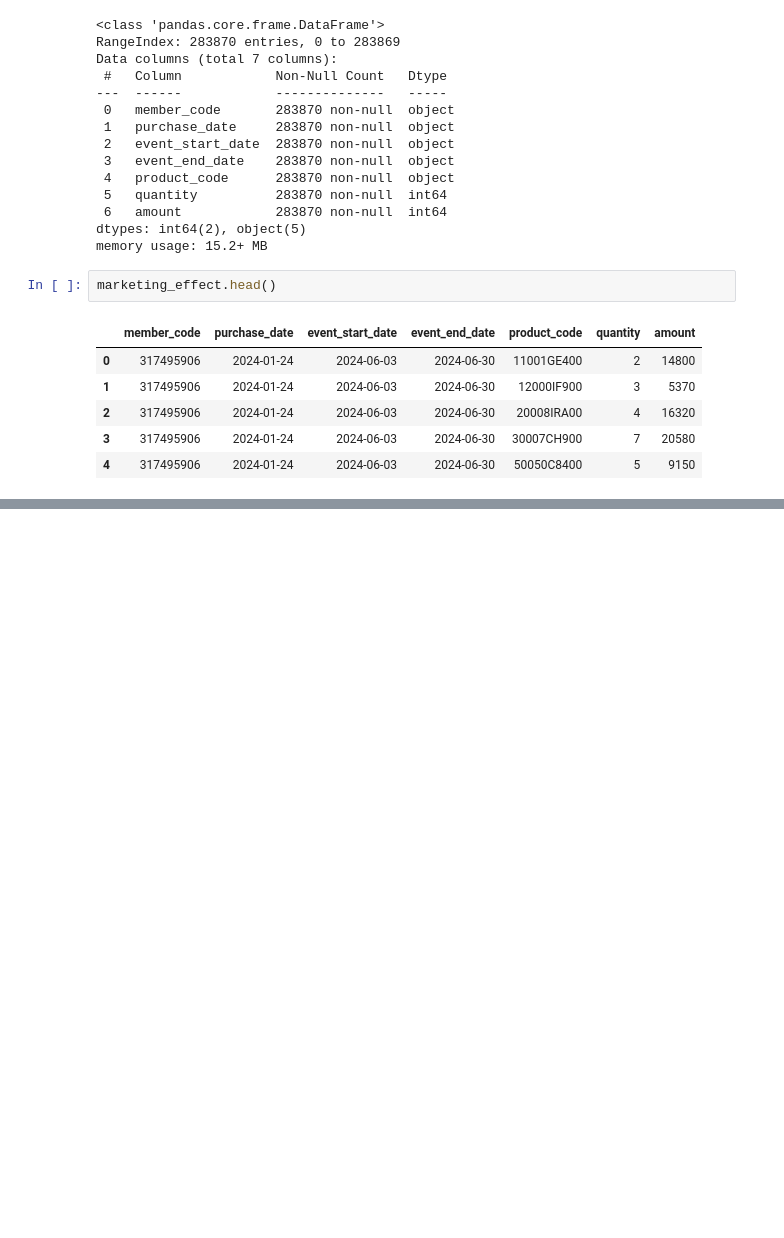
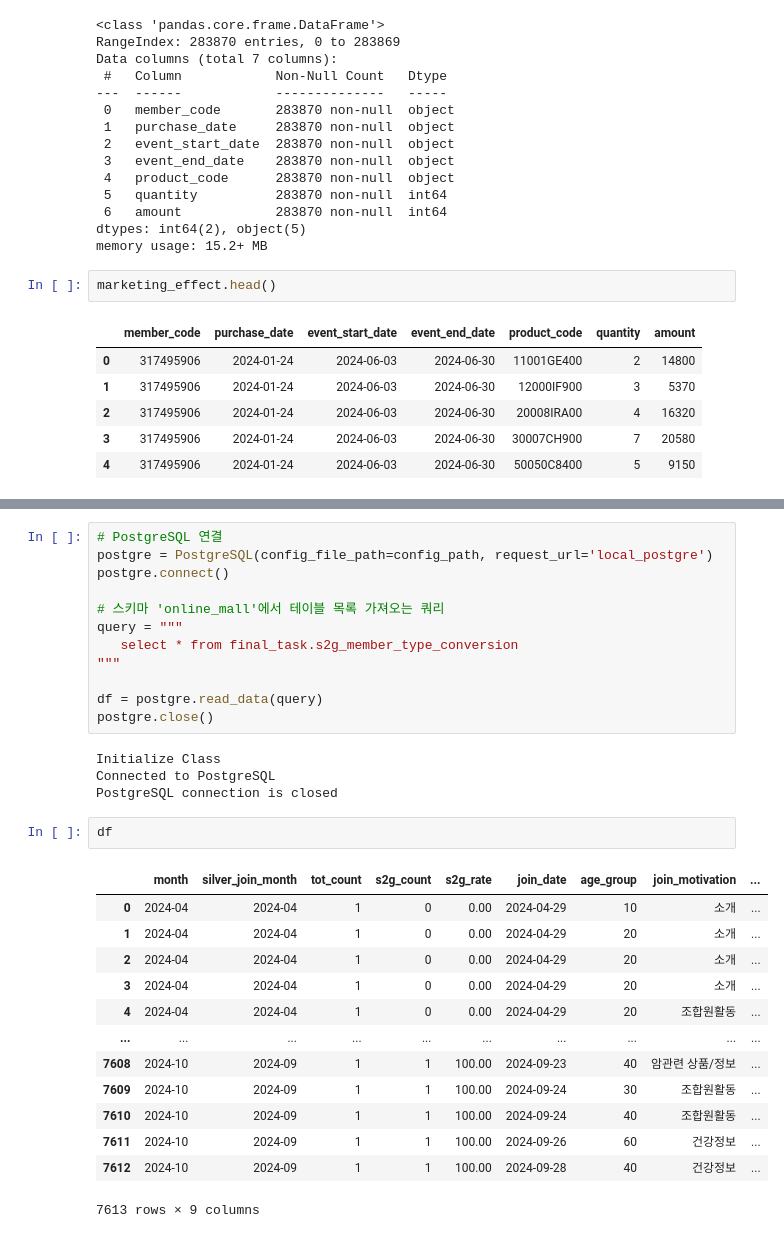
Before and after one commit to KIM-DKA/online_mall, a Jupyter notebook: notebooks/app_online_mall.ipynb, the cells around one changed output, grey strips where cells are left out. Saved outputs shown, nothing was run; the diff lists cells and outputs as text; blank space fills up the shorter version.

```diff
--- a/notebooks/app_online_mall.ipynb
+++ b/notebooks/app_online_mall.ipynb
@@ -907,0 +1050,32 @@ marketing_effect.head()
+# %%
+# PostgreSQL 연결
+postgre = PostgreSQL(config_file_path=config_path, request_url='local_postgre')
+postgre.connect()
+
+# 스키마 'online_mall'에서 테이블 목록 가져오는 쿼리
+query = """
+   select * from final_task.s2g_member_type_conversion
+"""
+
+df = postgre.read_data(query)
+postgre.close()
+# %% [output]
+Initialize Class
+Connected to PostgreSQL
+PostgreSQL connection is closed
+# %%
+df
+# %% [output]
+|  | month | silver_join_month | tot_count | s2g_count | s2g_rate | join_date | age_group | join_motivation | ... |
+| 0 | 2024-04 | 2024-04 | 1 | 0 | 0.00 | 2024-04-29 | 10 | 소개 | ... |
+| 1 | 2024-04 | 2024-04 | 1 | 0 | 0.00 | 2024-04-29 | 20 | 소개 | ... |
+| 2 | 2024-04 | 2024-04 | 1 | 0 | 0.00 | 2024-04-29 | 20 | 소개 | ... |
+| 3 | 2024-04 | 2024-04 | 1 | 0 | 0.00 | 2024-04-29 | 20 | 소개 | ... |
+| 4 | 2024-04 | 2024-04 | 1 | 0 | 0.00 | 2024-04-29 | 20 | 조합원활동 | ... |
+| ... | ... | ... | ... | ... | ... | ... | ... | ... | ... |
+| 7608 | 2024-10 | 2024-09 | 1 | 1 | 100.00 | 2024-09-23 | 40 | 암관련 상품/정보 | ... |
+| 7609 | 2024-10 | 2024-09 | 1 | 1 | 100.00 | 2024-09-24 | 30 | 조합원활동 | ... |
+| 7610 | 2024-10 | 2024-09 | 1 | 1 | 100.00 | 2024-09-24 | 40 | 조합원활동 | ... |
+| 7611 | 2024-10 | 2024-09 | 1 | 1 | 100.00 | 2024-09-26 | 60 | 건강정보 | ... |
+| 7612 | 2024-10 | 2024-09 | 1 | 1 | 100.00 | 2024-09-28 | 40 | 건강정보 | ... |
+7613 rows × 9 columns
```
Also changed, not shown: parts of 12 cells of this notebook, 22 other files.
